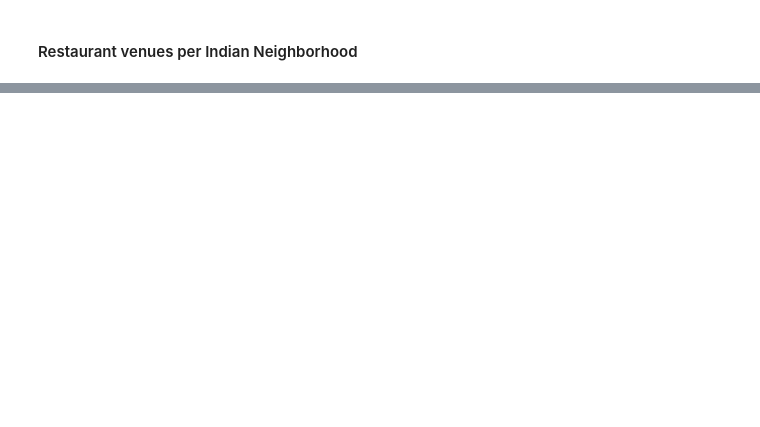
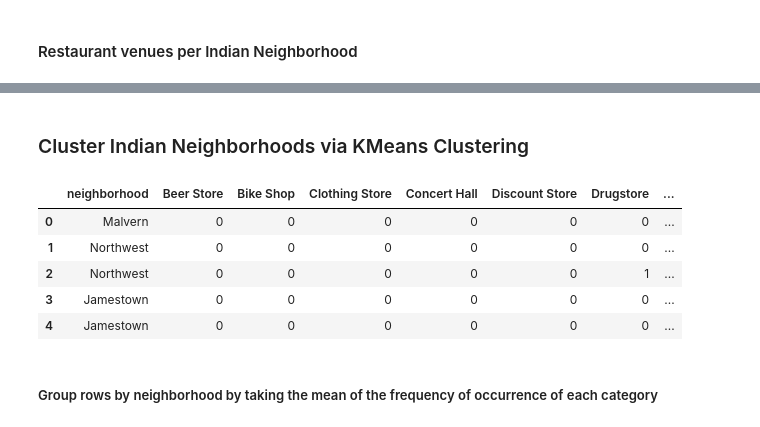
Before and after one commit to anand-sukumar/Coursera_Capstone, a Jupyter notebook: Indian Restaurant at Toronto Recommendation.ipynb, the cells around one changed output, grey strips where cells are left out. Cells and saved outputs as stored; diff of their text form; code cells hidden in the pictures; blank space fills up the shorter version.

```diff
--- a/Indian Restaurant at Toronto Recommendation.ipynb
+++ b/Indian Restaurant at Toronto Recommendation.ipynb
@@ -456,0 +419,21 @@ plt.show()
+# %% [markdown]
+### Cluster Indian Neighborhoods via KMeans Clustering
+# %%
+# one hot encoding
+Indian_neighborhood_onehot = pd.get_dummies(Indian_neighborhood_venues[['Venue Category']], prefix="", prefix_sep="")
+
+Indian_neighborhood_onehot2 = Indian_neighborhood_onehot.assign(neighborhood = Indian_neighborhood_venues["Neighborhood"].to_list())
+
+fixed_columns = [Indian_neighborhood_onehot2.columns[-1]] + list(Indian_neighborhood_onehot2.columns[:-1])
+Indian_neighborhood_onehot2 = Indian_neighborhood_onehot2[fixed_columns]
+# %%
+Indian_neighborhood_onehot2.head()
+# %% [output]
+|  | neighborhood | Beer Store | Bike Shop | Clothing Store | Concert Hall | Discount Store | Drugstore | ... |
+| 0 | Malvern | 0 | 0 | 0 | 0 | 0 | 0 | ... |
+| 1 | Northwest | 0 | 0 | 0 | 0 | 0 | 0 | ... |
+| 2 | Northwest | 0 | 0 | 0 | 0 | 0 | 1 | ... |
+| 3 | Jamestown | 0 | 0 | 0 | 0 | 0 | 0 | ... |
+| 4 | Jamestown | 0 | 0 | 0 | 0 | 0 | 0 | ... |
+# %% [markdown]
+##### Group rows by neighborhood by taking the mean of the frequency of occurrence of each category
```
Also changed, not shown: parts of 20 cells of this notebook.
